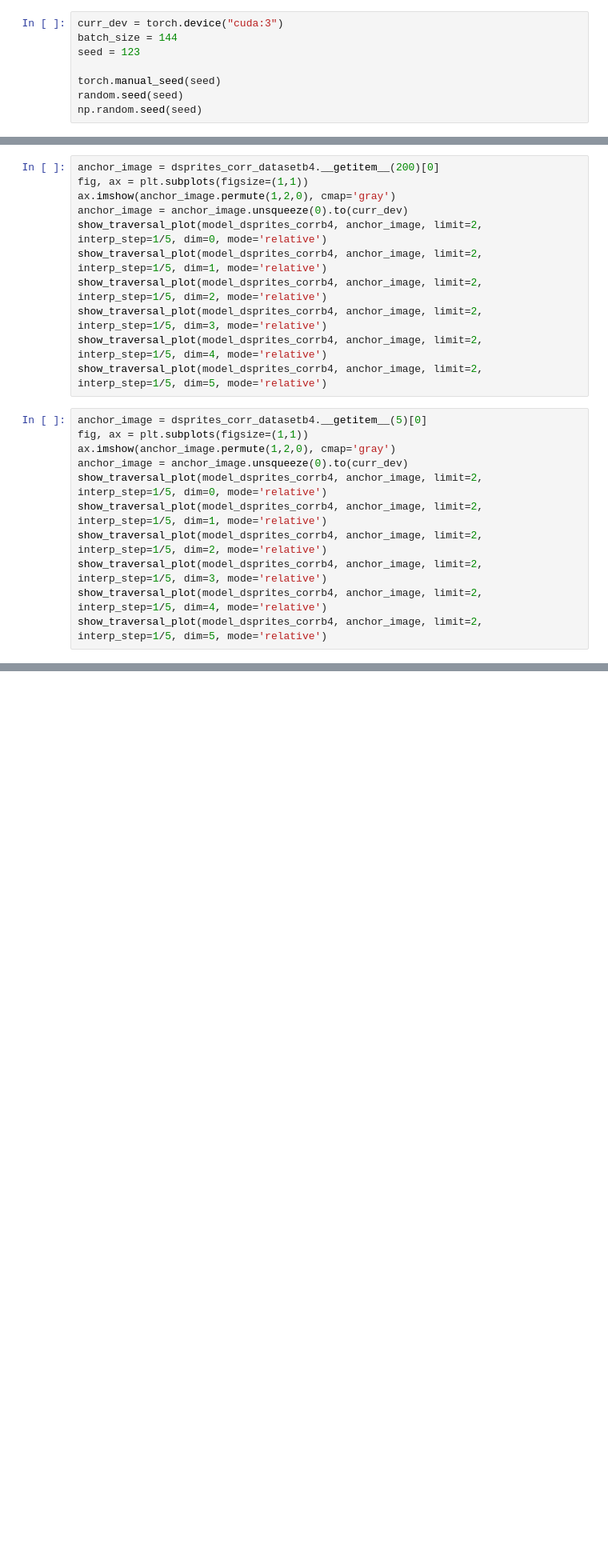
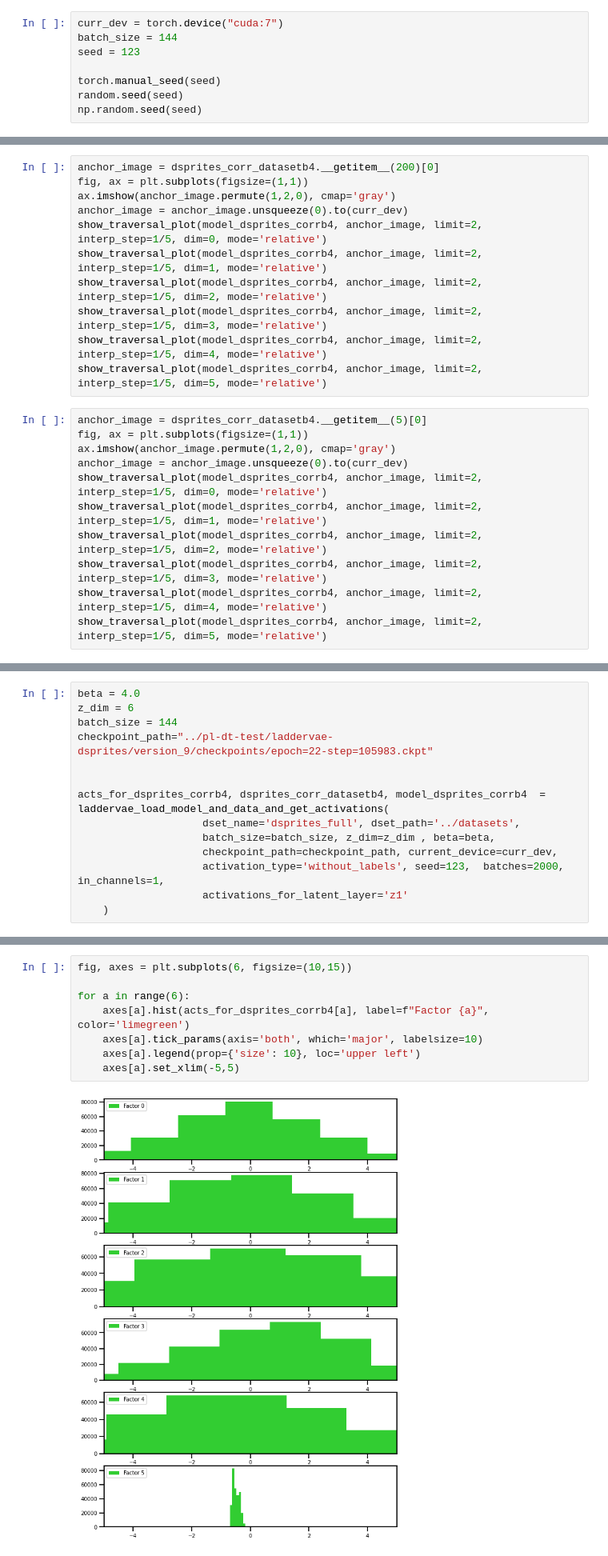
Before and after one commit to muhammadyaseen/vae-disentanglement, a Jupyter notebook: Latent Encoding Investigaton.ipynb, the cells around one changed output, grey strips where cells are left out. Shown: that part at 80% size. Saved outputs shown, nothing was run; the diff lists cells and outputs as text; blank space fills up the shorter version.

Commit message:
Files names standardized and laddervae visuals added in nb

```diff
--- a/Latent Encoding Investigaton.ipynb
+++ b/Latent Encoding Investigaton.ipynb
@@ -24,7 +24,7 @@ from notebook_utils import *
 %matplotlib inline
 sns.set_context('talk', font_scale=1.2, rc={'lines.linewidth': 1.5})
 # %%
-curr_dev = torch.device("cuda:3")
+curr_dev = torch.device("cuda:7")
 batch_size = 144
 seed = 123
 
@@ -920,0 +923,14 @@ show_traversal_plot(model_dsprites_corrb4, anchor_image, limit=2, interp_step=1/
+# %%
+beta = 4.0
+z_dim = 6
+batch_size = 144
+checkpoint_path="../pl-dt-test/laddervae-dsprites/version_9/checkpoints/epoch=22-step=105983.ckpt"
+
+
+acts_for_dsprites_corrb4, dsprites_corr_datasetb4, model_dsprites_corrb4  = laddervae_load_model_and_data_and_get_activations(
+                    dset_name='dsprites_full', dset_path='../datasets',
+                    batch_size=batch_size, z_dim=z_dim , beta=beta,
+                    checkpoint_path=checkpoint_path, current_device=curr_dev,
+                    activation_type='without_labels', seed=123,  batches=2000, in_channels=1,
+                    activations_for_latent_layer='z1'
+    )
@@ -920,0 +939,10 @@ show_traversal_plot(model_dsprites_corrb4, anchor_image, limit=2, interp_step=1/
+# %%
+fig, axes = plt.subplots(6, figsize=(10,15))
+
+for a in range(6):
+    axes[a].hist(acts_for_dsprites_corrb4[a], label=f"Factor {a}", color='limegreen')
+    axes[a].tick_params(axis='both', which='major', labelsize=10)
+    axes[a].legend(prop={'size': 10}, loc='upper left')
+    axes[a].set_xlim(-5,5)
+# %% [output]
+[figure, added]
```
Also changed, not shown: parts of 4 cells of this notebook, 5 other files.
